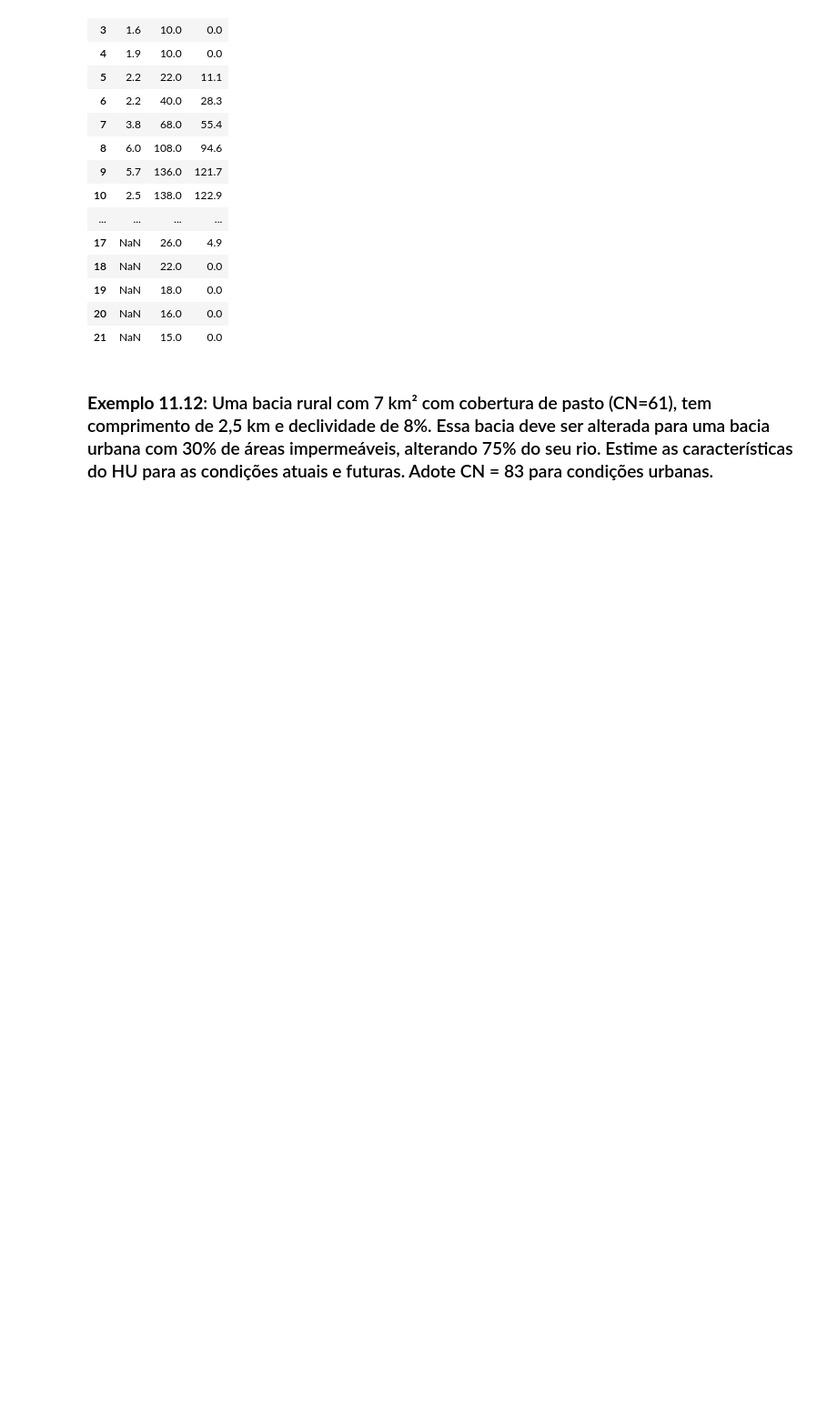
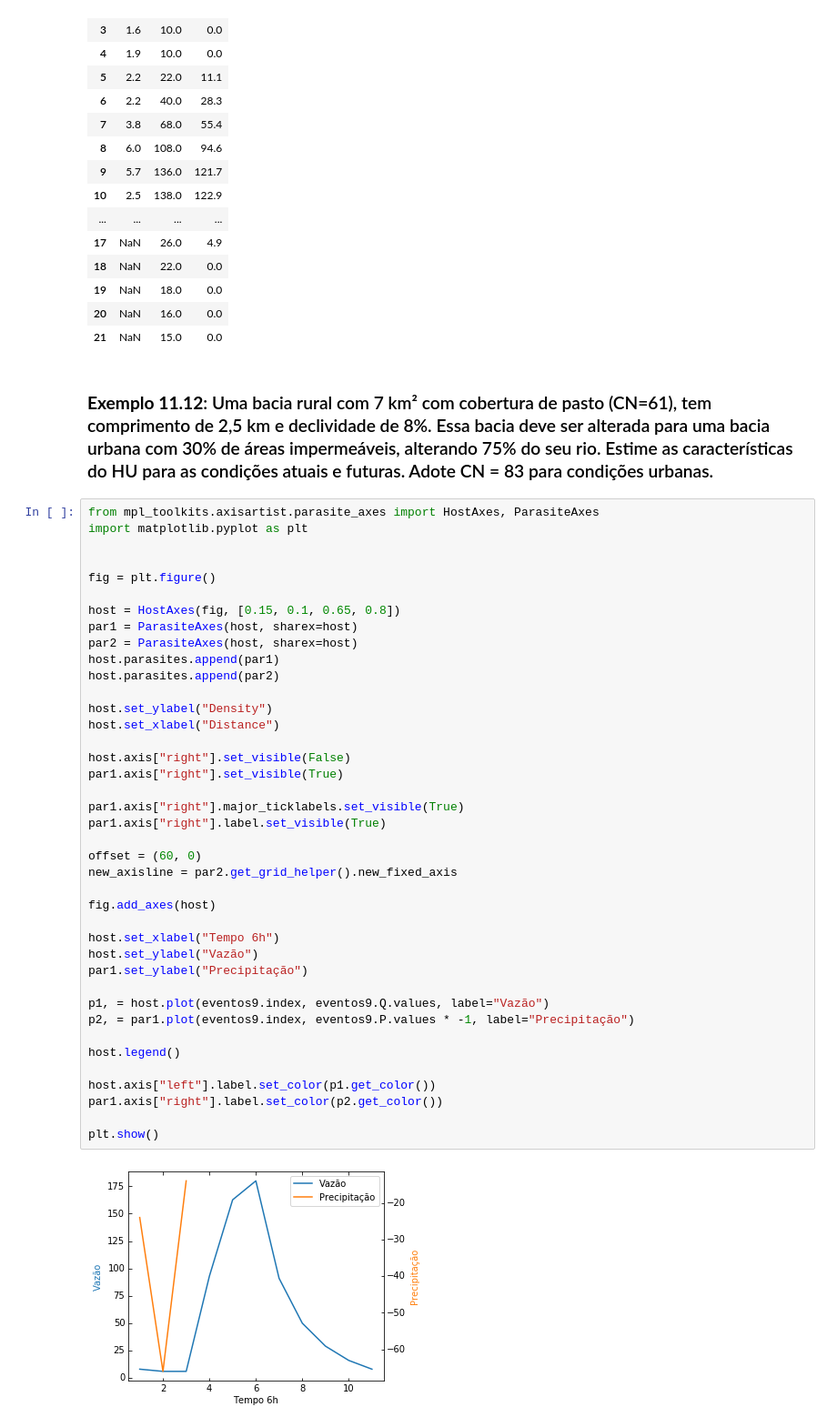
Before and after one commit to clebsonpy/PPGRHS_Disciplinas, a Jupyter notebook: Hidrologia/Escoamento_Superficial.ipynb, the cells around one changed output. Shown: that part at 91% size. Cells and saved outputs as stored; diff of their text form; blank space fills up the shorter version.

```diff
--- a/Hidrologia/Escoamento_Superficial.ipynb
+++ b/Hidrologia/Escoamento_Superficial.ipynb
@@ -131,3 +136,45 @@ evento11
 | 21 | NaN | 15.0 | 0.0 |
 # %% [markdown]
 ### **Exemplo 11.12**: Uma bacia rural com 7 km² com cobertura de pasto (CN=61), tem comprimento de 2,5 km e declividade de 8\%. Essa bacia deve ser alterada para uma bacia urbana com 30\% de áreas impermeáveis, alterando 75\% do seu rio. Estime as características do HU para as condições atuais e futuras. Adote CN = 83 para condições urbanas.
+# %%
+from mpl_toolkits.axisartist.parasite_axes import HostAxes, ParasiteAxes
+import matplotlib.pyplot as plt
+
+
+fig = plt.figure()
+
+host = HostAxes(fig, [0.15, 0.1, 0.65, 0.8])
+par1 = ParasiteAxes(host, sharex=host)
+par2 = ParasiteAxes(host, sharex=host)
+host.parasites.append(par1)
+host.parasites.append(par2)
+
+host.set_ylabel("Density")
+host.set_xlabel("Distance")
+
+host.axis["right"].set_visible(False)
+par1.axis["right"].set_visible(True)
+
+par1.axis["right"].major_ticklabels.set_visible(True)
+par1.axis["right"].label.set_visible(True)
+
+offset = (60, 0)
+new_axisline = par2.get_grid_helper().new_fixed_axis
+
+fig.add_axes(host)
+
+host.set_xlabel("Tempo 6h")
+host.set_ylabel("Vazão")
+par1.set_ylabel("Precipitação")
+
+p1, = host.plot(eventos9.index, eventos9.Q.values, label="Vazão")
+p2, = par1.plot(eventos9.index, eventos9.P.values * -1, label="Precipitação")
+
+host.legend()
+
+host.axis["left"].label.set_color(p1.get_color())
+par1.axis["right"].label.set_color(p2.get_color())
+
+plt.show()
+# %% [output]
+[figure, added]
```
Also changed, not shown: parts of 2 cells of this notebook, 8 other files.
